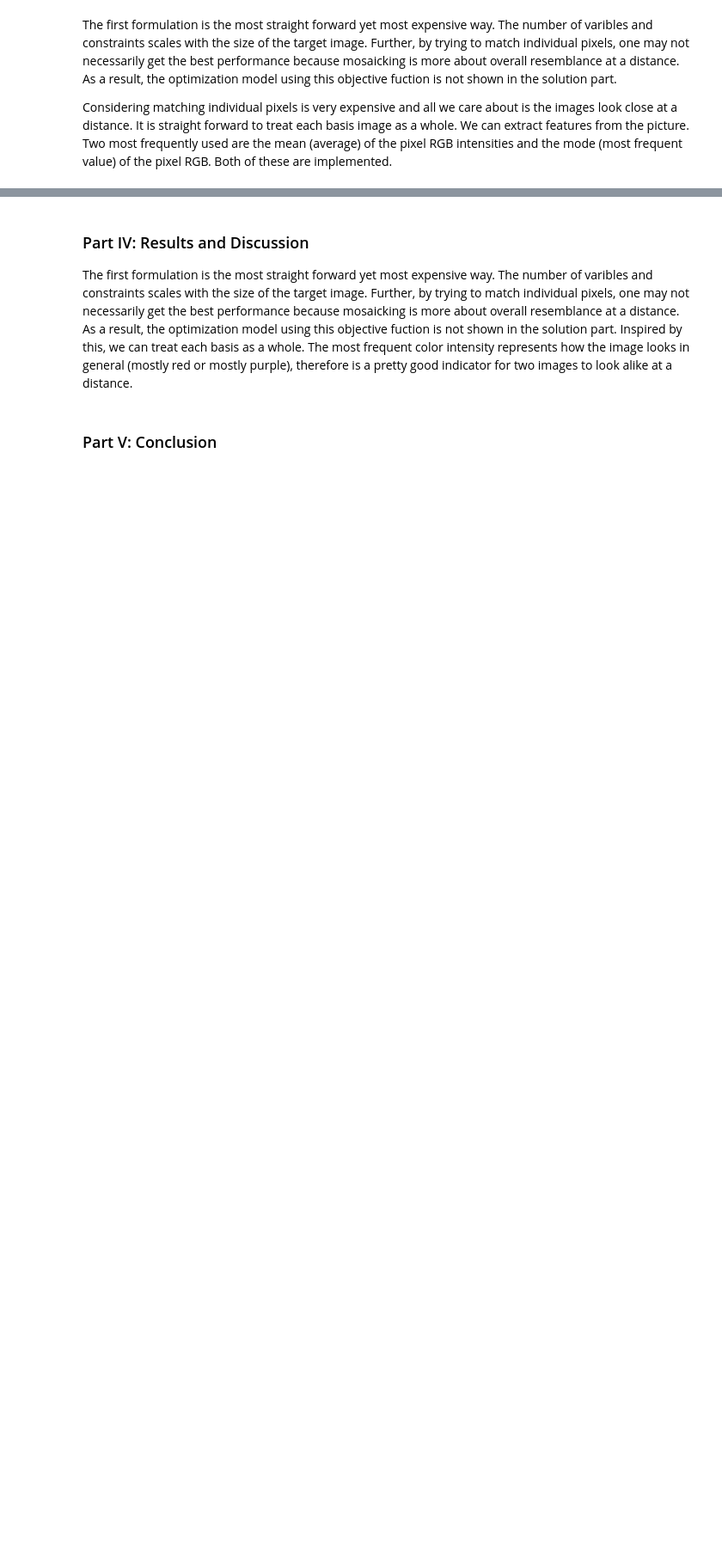
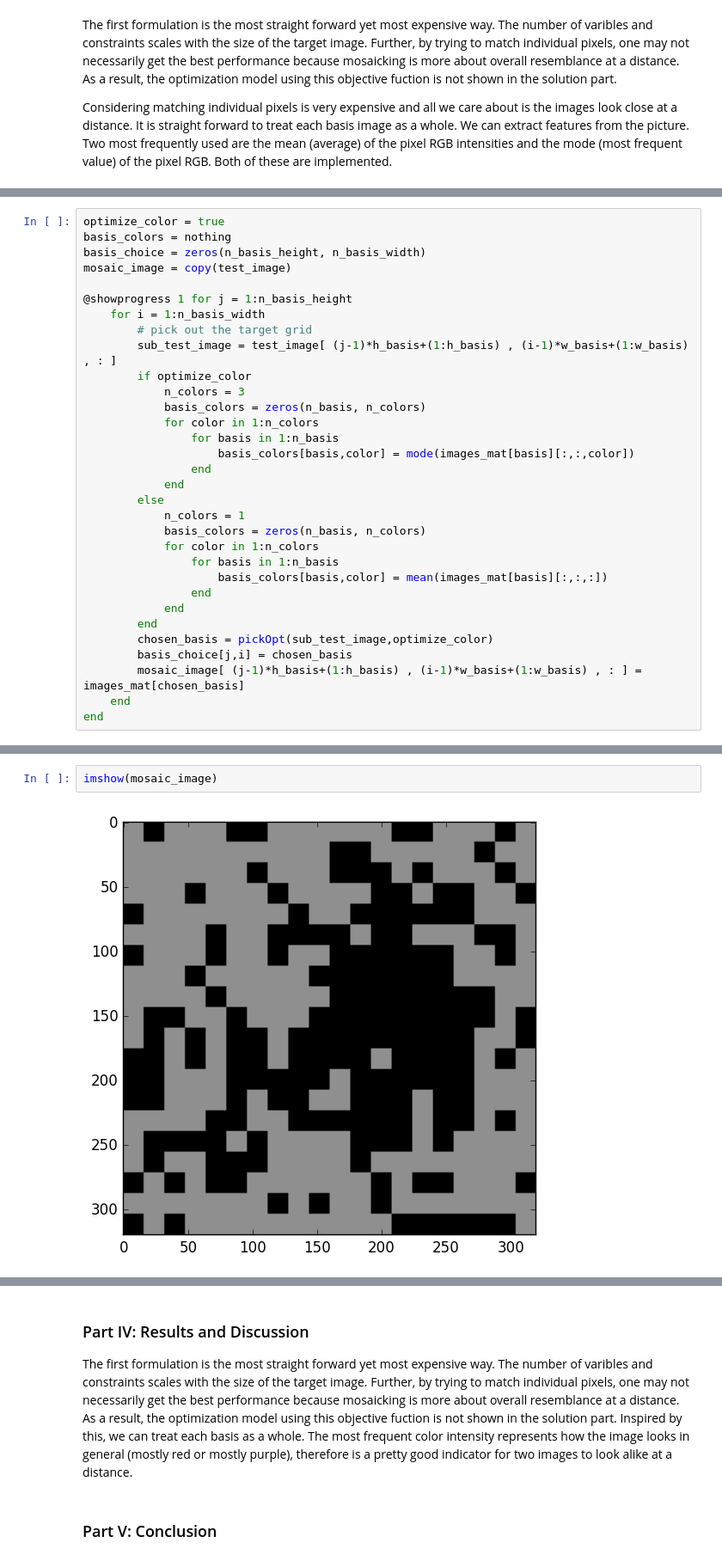
Before and after one commit to saraghav/ECE524_FinalProject, a Jupyter notebook: main_Song.ipynb, the cells around one changed output, grey strips where cells are left out. Shown at 86% size. Saved outputs shown, nothing was run; the diff lists cells and outputs as text; blank space fills up the shorter version.

Commit message:
Fixed the black white confusion
saparate the model out as a function
changed the referance to copy

```diff
--- a/main_Song.ipynb
+++ b/main_Song.ipynb
@@ -93,0 +234,32 @@ images_mat = scale_cellarray_mats(images_mat, desired_size)
+# %%
+optimize_color = true
+basis_colors = nothing
+basis_choice = zeros(n_basis_height, n_basis_width)
+mosaic_image = copy(test_image)
+
+@showprogress 1 for j = 1:n_basis_height
+    for i = 1:n_basis_width
+        # pick out the target grid
+        sub_test_image = test_image[ (j-1)*h_basis+(1:h_basis) , (i-1)*w_basis+(1:w_basis) , : ]
+        if optimize_color
+            n_colors = 3
+            basis_colors = zeros(n_basis, n_colors)
+            for color in 1:n_colors
+                for basis in 1:n_basis
+                    basis_colors[basis,color] = mode(images_mat[basis][:,:,color])
+                end
+            end
+        else
+            n_colors = 1
+            basis_colors = zeros(n_basis, n_colors)
+            for color in 1:n_colors
+                for basis in 1:n_basis
+                    basis_colors[basis,color] = mean(images_mat[basis][:,:,:])
+                end
+            end
+        end
+        chosen_basis = pickOpt(sub_test_image,optimize_color)
+        basis_choice[j,i] = chosen_basis
+        mosaic_image[ (j-1)*h_basis+(1:h_basis) , (i-1)*w_basis+(1:w_basis) , : ] = images_mat[chosen_basis]
+    end
+end
@@ -93,0 +268,4 @@ images_mat = scale_cellarray_mats(images_mat, desired_size)
+# %%
+imshow(mosaic_image)
+# %% [output]
+[figure, added]
```
Also changed, not shown: parts of 11 cells of this notebook.
